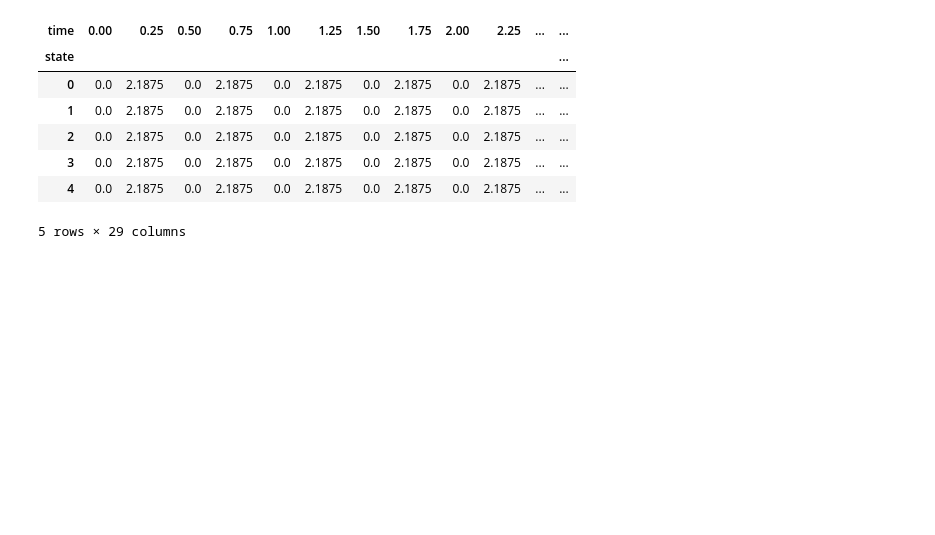
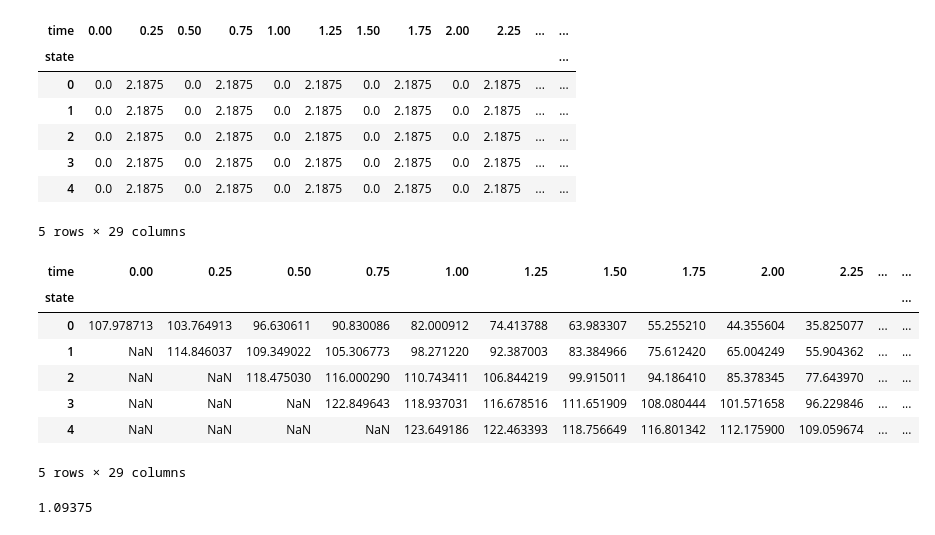
Before and after one commit to dcstein22/finm-fiderivs-2023, a Jupyter notebook: homework/homework_2_redo.ipynb, the cells around one changed output. Saved outputs shown, nothing was run; the diff lists cells and outputs as text; code cells hidden in the pictures; blank space fills up the shorter version.

```diff
--- a/homework/homework_2_redo.ipynb
+++ b/homework/homework_2_redo.ipynb
@@ -264,6 +264,7 @@ cpn_freq = 2
 compound = int(1/dt)
 align_days_interval_to_tree_periods(T*365.25,4)
 strike = 100
+tsteps = int(T/dt)
 # %%
-wrapper_bond = lambda r : payoff_bond(r = r, dt = dt, facevalue=FACE*(1+cpn/cpn_frec))
+wrapper_bond = lambda r : payoff_bond(r = r, dt = dt, facevalue=FACE*(1+cpn/cpn_freq))
 wrapper_call = lambda price: np.maximum(price - strike, 0)
@@ -283,0 +291,16 @@ cftree.head()
+# %%
+bondtree = bintree_pricing(payoff=wrapper_bond,ratetree = ratetree.iloc[:tsteps,:tsteps],cftree=cftree)
+bondtree.head()
+# %% [output]
+| time | 0.00 | 0.25 | 0.50 | 0.75 | 1.00 | 1.25 | 1.50 | 1.75 | 2.00 | 2.25 | ... | ... |
+| state |  |  |  |  |  |  |  |  |  |  |  | ... |
+| 0 | 107.978713 | 103.764913 | 96.630611 | 90.830086 | 82.000912 | 74.413788 | 63.983307 | 55.255210 | 44.355604 | 35.825077 | ... | ... |
+| 1 | NaN | 114.846037 | 109.349022 | 105.306773 | 98.271220 | 92.387003 | 83.384966 | 75.612420 | 65.004249 | 55.904362 | ... | ... |
+| 2 | NaN | NaN | 118.475030 | 116.000290 | 110.743411 | 106.844219 | 99.915011 | 94.186410 | 85.378345 | 77.643970 | ... | ... |
+| 3 | NaN | NaN | NaN | 122.849643 | 118.937031 | 116.678516 | 111.651909 | 108.080444 | 101.571658 | 96.229846 | ... | ... |
+| 4 | NaN | NaN | NaN | NaN | 123.649186 | 122.463393 | 118.756649 | 116.801342 | 112.175900 | 109.059674 | ... | ... |
+5 rows × 29 columns
+# %%
+accintree.iloc[0]
+# %% [output]
+1.09375
```
Also changed, not shown: parts of 10 cells of this notebook, 1 other file.
